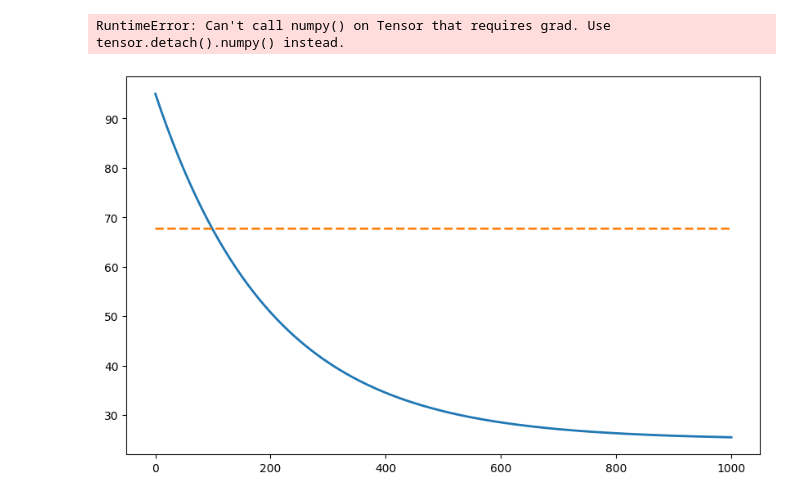
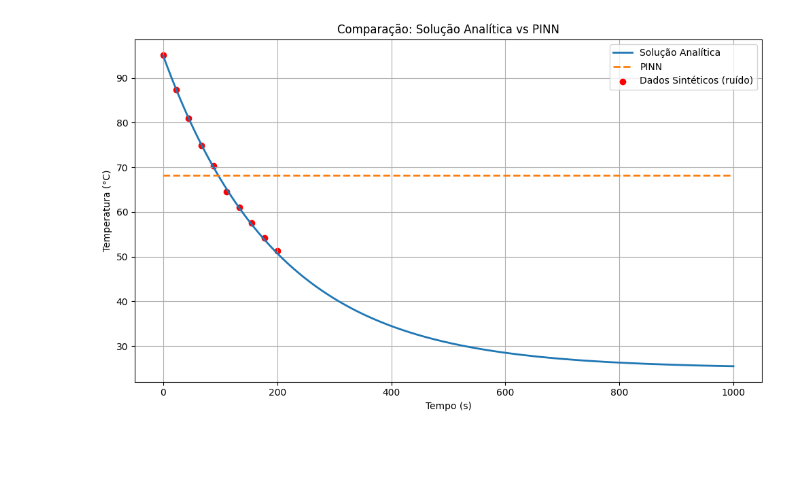
Before and after one commit to laila505/redes-neurais, a Jupyter notebook: Atividade 4/Comparacao.ipynb, the cells around one changed output. Saved outputs shown, nothing was run; the diff lists cells and outputs as text; code cells hidden in the pictures; blank space fills up the shorter version.

```diff
--- a/Atividade 4/Comparacao.ipynb
+++ b/Atividade 4/Comparacao.ipynb
@@ -79,7 +79,7 @@ with torch.no_grad():
 plt.figure(figsize=(10, 6))
 plt.plot(t_test, T_analitica, label='Solução Analítica', linewidth=2)
 plt.plot(t_test, T_pinn, '--', label='PINN', linewidth=2)
-plt.scatter(t_train, T_noise, label='Dados Sintéticos (ruído)', color='red')
+plt.scatter(t_train.detach().numpy(), T_noise.detach().numpy(), label='Dados Sintéticos (ruído)', color='red')
 plt.xlabel("Tempo (s)")
 plt.ylabel("Temperatura (°C)")
 plt.title("Comparação: Solução Analítica vs PINN")
@@ -103,2 +103 @@ Epoch 4500 | Loss = 214.764511 | r = -0.000020
-RuntimeError: Can't call numpy() on Tensor that requires grad. Use tensor.detach().numpy() instead.
-[figure, old version]
+[figure, new version]
```
Also changed, not shown: parts of 1 cell of this notebook.
